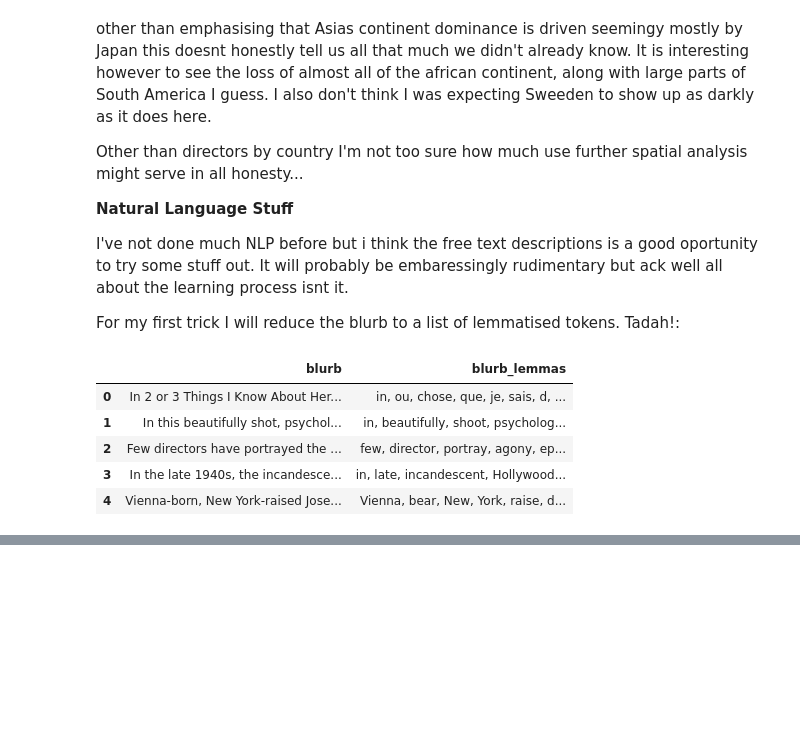
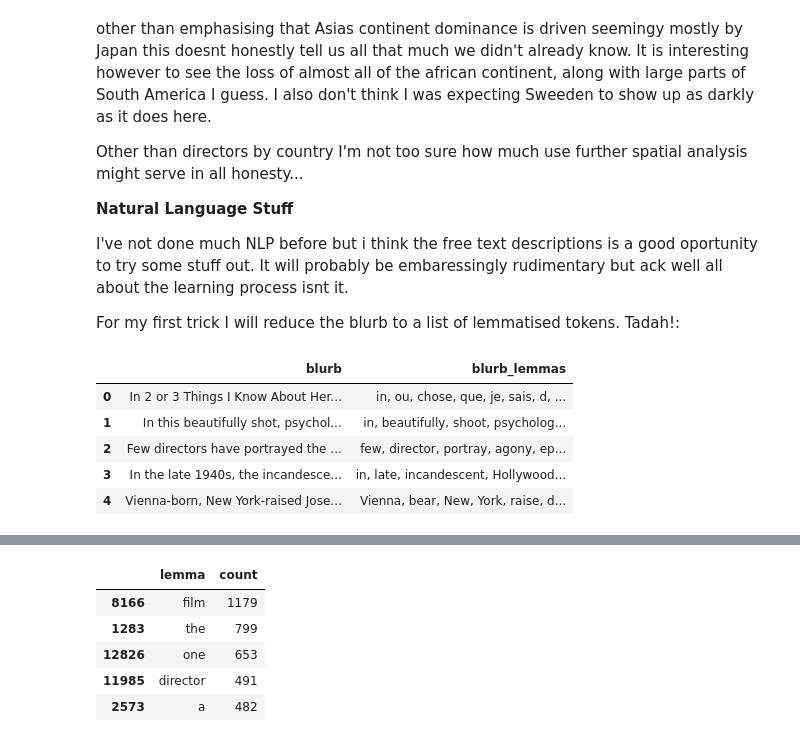
Before and after one commit to JohnStokes228/movie_eda, a Jupyter notebook: initial_eda.ipynb, the cells around one changed output, grey strips where cells are left out. Cells and saved outputs as stored; diff of their text form; code cells hidden in the pictures; blank space fills up the shorter version.

```diff
--- a/initial_eda.ipynb
+++ b/initial_eda.ipynb
@@ -291,0 +324,10 @@ It migth be cool to also get a feel for how the films are linked using words - m
+# %%
+lemma_counts.sort_values(by='count', ascending=False, inplace=True)
+lemma_counts.head(5)
+# %% [output]
+|  | lemma | count |
+| 8166 | film | 1179 |
+| 1283 | the | 799 |
+| 12826 | one | 653 |
+| 11985 | director | 491 |
+| 2573 | a | 482 |
```
Also changed, not shown: parts of 7 cells of this notebook, 3 other files.
